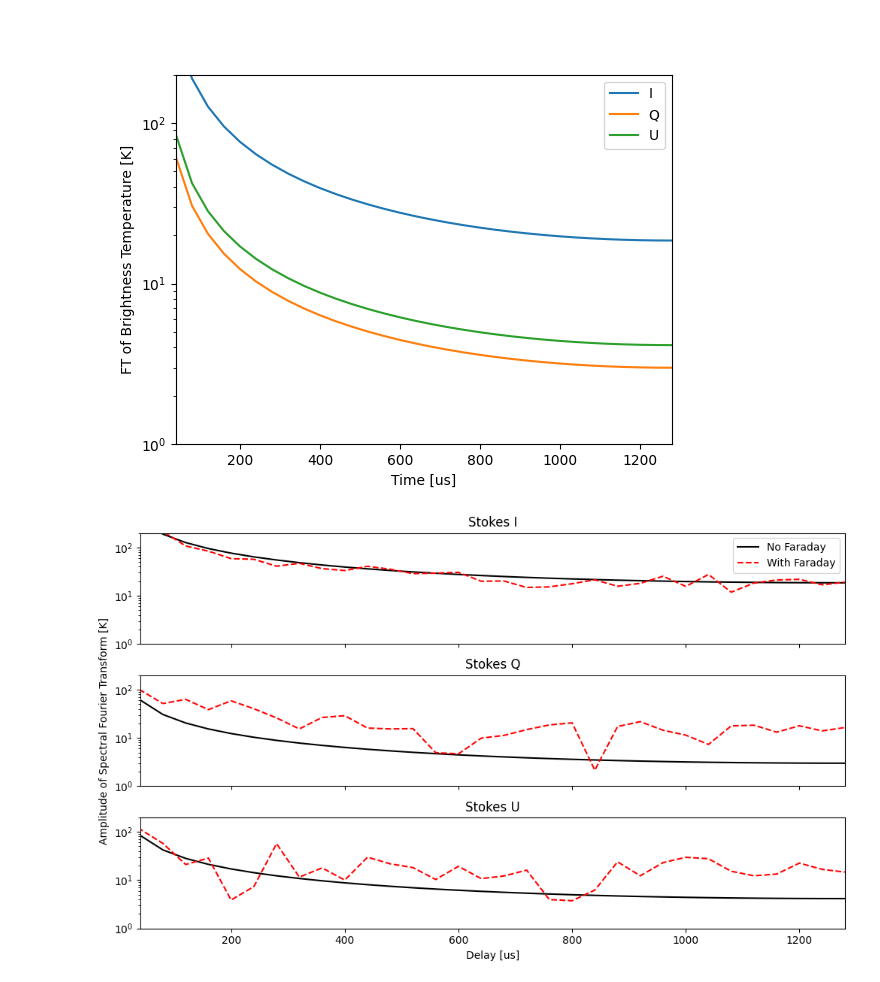
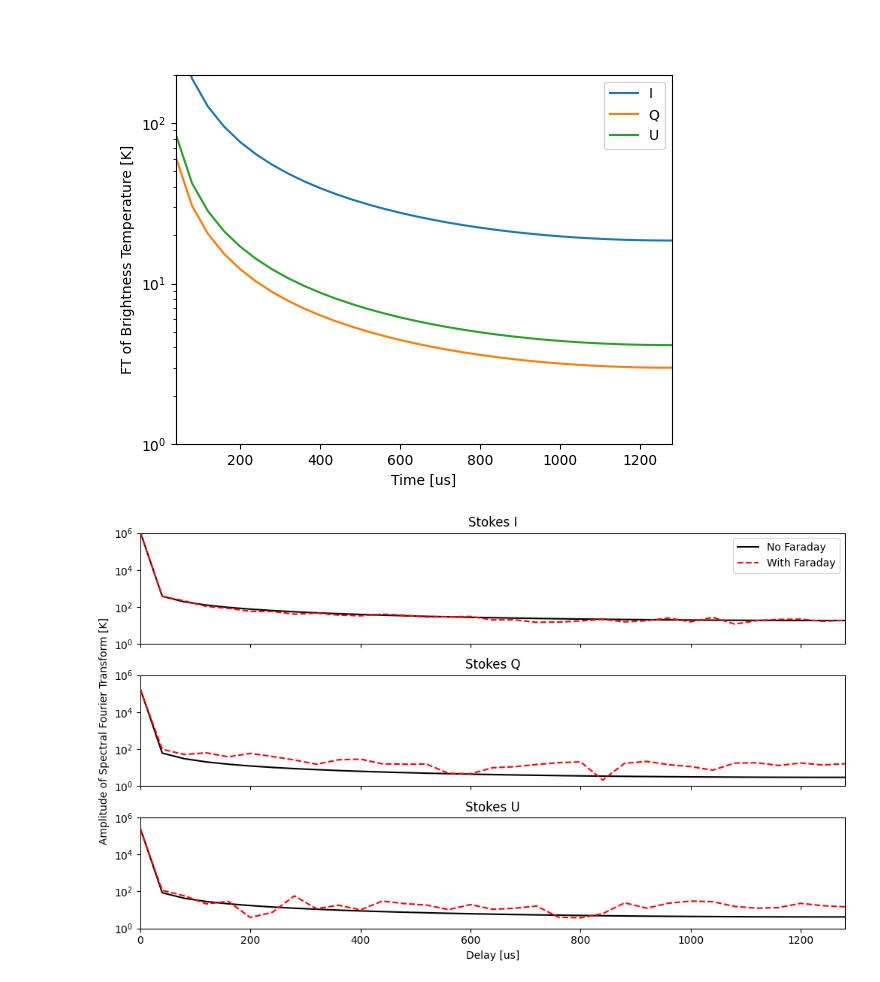
Before and after one commit to christianhbye/lusee_faraday, a Jupyter notebook: notebooks/wmap.ipynb, the cells around one changed output. Cells and saved outputs as stored; diff of their text form; code cells hidden in the pictures.

Commit message:
update plot for science book

```diff
--- a/notebooks/wmap.ipynb
+++ b/notebooks/wmap.ipynb
@@ -122,7 +124,7 @@ pI.shape
 # %% [output]
 (1, 64)
 # %%
-def dly(arr, remove_mean=True):
+def dly(arr, remove_mean=False):
     a = arr[0]
     if remove_mean:
         a = a - a.mean()
@@ -178,22 +182,22 @@ plt.show()
 # %%
 fig, axs = plt.subplots(figsize=(10, 6), constrained_layout=True, nrows=3, ncols=1, sharex=True, sharey=True)
 
 axs[0].plot(tau, np.abs(_pIno), c="k", label="No Faraday")
 axs[0].plot(tau, np.abs(_pI), c="red", ls="--", label="With Faraday")
 axs[0].legend()
 axs[0].set_title("Stokes I")
 
 axs[1].plot(tau, np.abs(_pQno), c="k", label="No Faraday")
 axs[1].plot(tau, np.abs(_pQ), c="red", ls="--", label="With Faraday")
 axs[1].set_title("Stokes Q")
 axs[1].set_ylabel("Amplitude of Spectral Fourier Transform [K]")
 
 axs[2].plot(tau, np.abs(_pUno), c="k", label="No Faraday")
 axs[2].plot(tau, np.abs(_pU), c="red", ls="--", label="With Faraday")
 axs[2].set_title("Stokes U")
 axs[2].set_xlabel("Delay [us]")
 
-plt.setp(axs, yscale="log", xlim=(tau[1], tau[-1]), ylim=(1, 200))
+plt.setp(axs, yscale="log", xlim=(tau[0], tau[-1]), ylim=(1, 1e6))
 plt.show()
 # %% [output]
-[figure, old version]
+[figure, new version]
```
Also changed, not shown: parts of 6 cells of this notebook.
